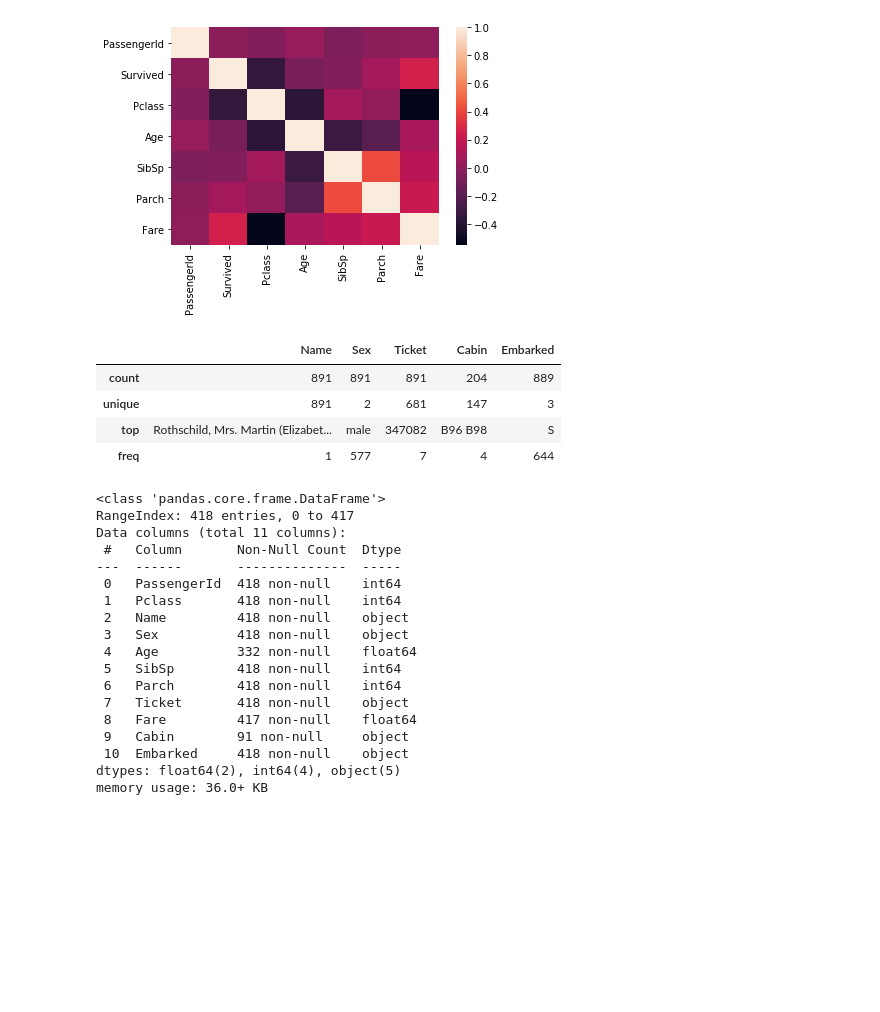
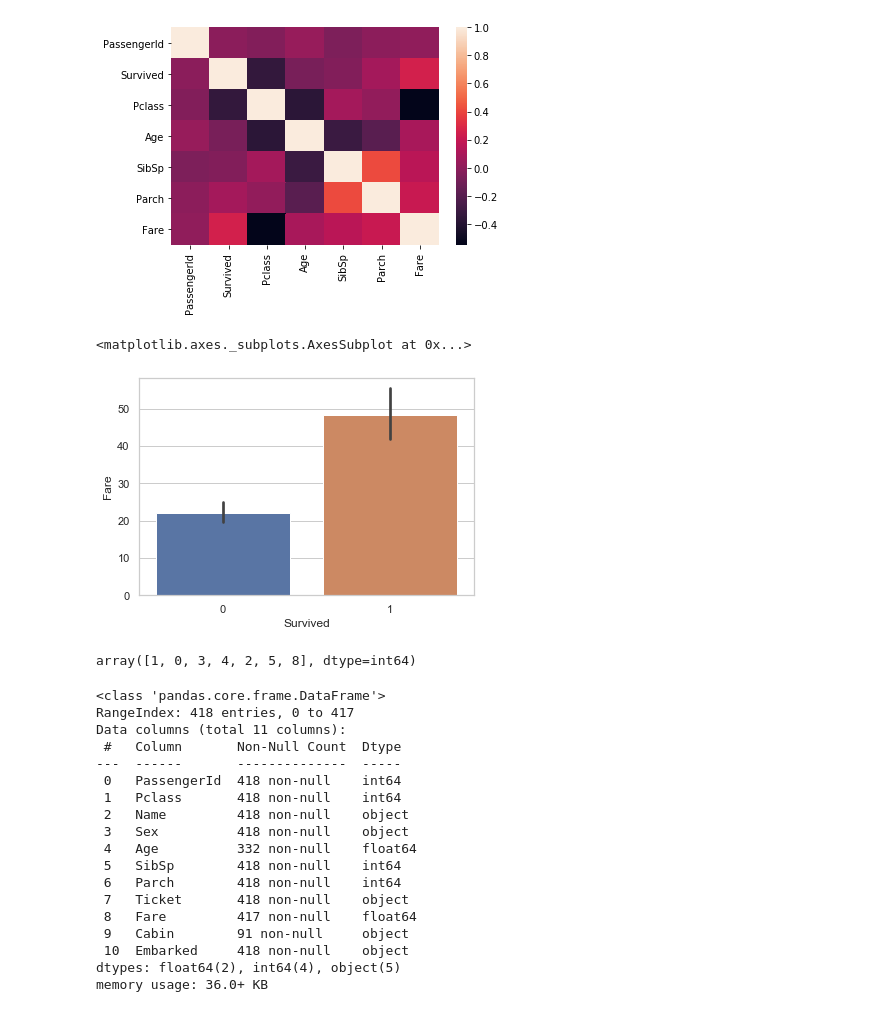
Before and after one commit to tranduckhoatcu/Hands-On-Machine-Learning-with-Scikit-Learn-Keras-and-TensorFlow, a Jupyter notebook: Chapter 3/titanic.ipynb, the cells around one changed output. Cells and saved outputs as stored; diff of their text form; code cells hidden in the pictures; blank space fills up the shorter version.

```diff
--- a/Chapter 3/titanic.ipynb
+++ b/Chapter 3/titanic.ipynb
@@ -69,11 +71,11 @@ heat_map = sns.heatmap(corr_matrix)
 plt.show()
 # %% [output]
 [figure]
-# %%
-train.describe(include='object')
-# %% [output]
-|  | Name | Sex | Ticket | Cabin | Embarked |
-| count | 891 | 891 | 891 | 204 | 889 |
-| unique | 891 | 2 | 681 | 147 | 3 |
-| top | Rothschild, Mrs. Martin (Elizabet... | male | 347082 | B96 B98 | S |
-| freq | 1 | 577 | 7 | 4 | 644 |
+# %%
+sns.set(style="whitegrid")
+sns.barplot(x=train["Survived"], y=train["Fare"])
+# sns.catplot(x=train["Pclass"], hue=train["Sex"], col=train["Survived"],
+#                 kind="count",height=4, aspect=.7);
+# %% [output]
+<matplotlib.axes._subplots.AxesSubplot at 0x...>
+[figure, added]
@@ -80,3 +98,7 @@ train.describe(include='object')
+# %%
+train["SibSp"].unique()
+# %% [output]
+array([1, 0, 3, 4, 2, 5, 8], dtype=int64)
 # %%
 test.info()
 # %% [output]
```
Also changed, not shown: parts of 4 cells of this notebook, 1 other file.
